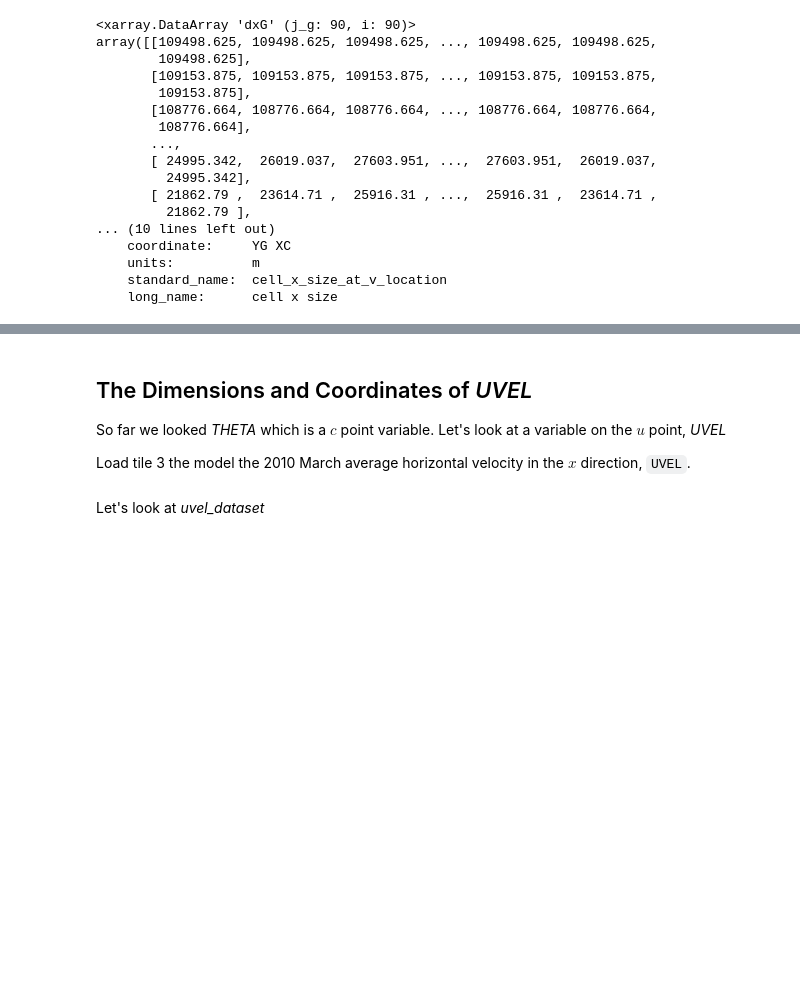
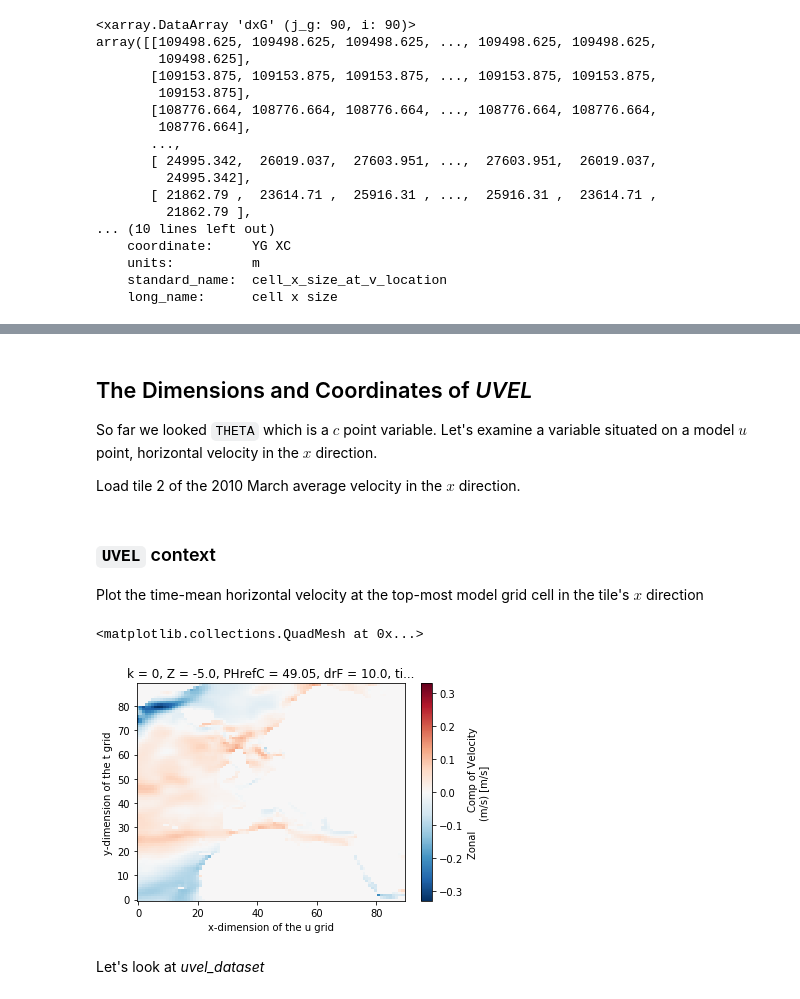
Before and after one commit to ECCO-GROUP/ECCO-v4-Python-Tutorial, a Jupyter notebook: Tutorials_as_Jupyter_Notebooks/ECCO_v4_Coordinates_and_Dimensions_of_ECCOv4_NetCDF_files.ipynb, the cells around one changed output, grey strips where cells are left out. Drawn from its saved outputs; the diff is of its cells as text; code cells hidden in the pictures; blank space fills up the shorter version.

```diff
--- a/Tutorials_as_Jupyter_Notebooks/ECCO_v4_Coordinates_and_Dimensions_of_ECCOv4_NetCDF_files.ipynb
+++ b/Tutorials_as_Jupyter_Notebooks/ECCO_v4_Coordinates_and_Dimensions_of_ECCOv4_NetCDF_files.ipynb
@@ -350,16 +438,26 @@ dxG = $\Delta x_g$ in subfigure (a) below:
 # %% [markdown]
 ## The Dimensions and Coordinates of *UVEL*
 
-So far we looked *THETA* which is a $c$ point variable.  Let's look at a variable on the $u$ point, *UVEL*
+So far we looked ``THETA`` which is a $c$ point variable.  Let's examine a variable situated on a model $u$ point, horizontal velocity in the $x$ direction.
 
-Load tile 3 the model the 2010 March average horizontal velocity in the $x$ direction, ``UVEL``.
+
+Load tile 2 of the 2010 March average velocity in the $x$ direction.
 # %%
 # Directory of the UVEL files
 data_dir= ECCO_dir + '/mon_mean/UVEL/2010/03/'
 
 fname = 'UVEL_2010_03_tile_02.nc'
-uvel_dataset = xr.open_dataset(data_dir + fname)
+uvel_dataset = xr.open_dataset(data_dir + fname).load()
 uvel_dataset.attrs = []
+# %% [markdown]
+### ``UVEL`` context
+
+Plot the time-mean horizontal velocity at the top-most model grid cell in the tile's $x$ direction
+# %%
+uvel_dataset.UVEL.sel(k=0).plot()
+# %% [output]
+<matplotlib.collections.QuadMesh at 0x...>
+[figure, added]
 # %% [markdown]
 Let's look at *uvel_dataset*
 # %%
```
Also changed, not shown: parts of 30 cells of this notebook, 2 other files.
